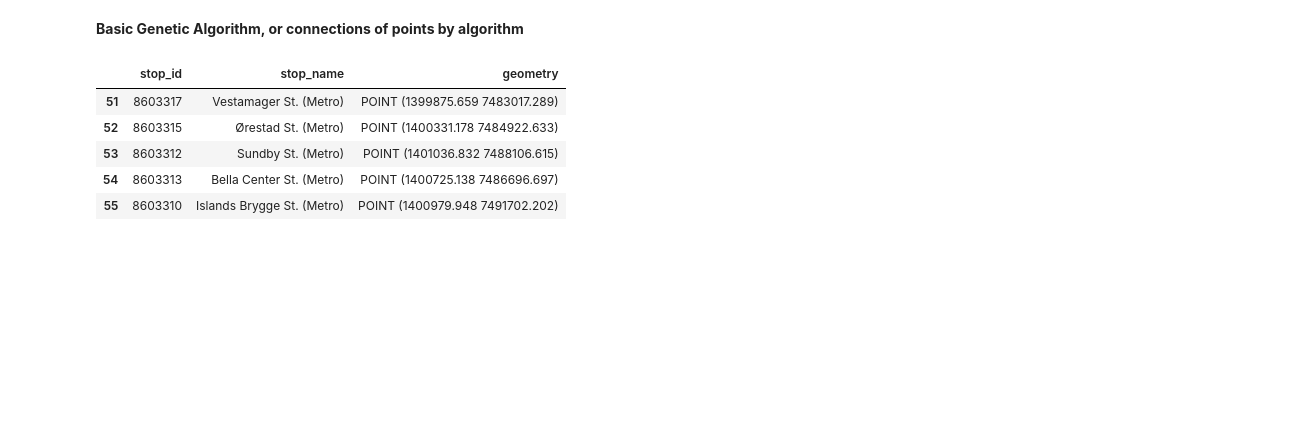
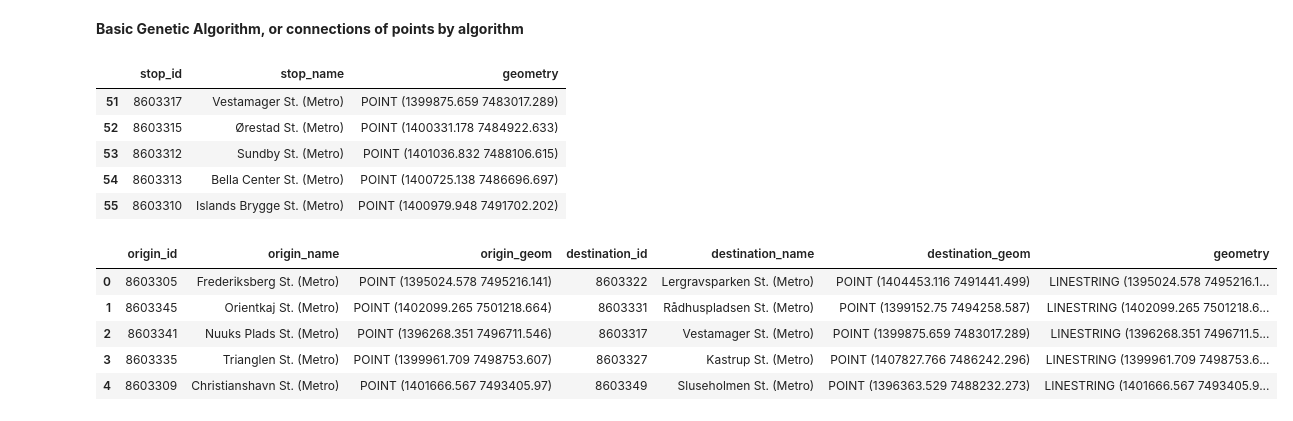
Before and after one commit to jevgbur/Genetic-algorithms-metro-optimization, a Jupyter notebook: basic_genetic/basic_genetic_Jev.ipynb, the cells around one changed output. Drawn from its saved outputs; the diff is of its cells as text; code cells hidden in the pictures; blank space fills up the shorter version.

```diff
--- a/basic_genetic/basic_genetic_Jev.ipynb
+++ b/basic_genetic/basic_genetic_Jev.ipynb
@@ -88,9 +89,28 @@ stops_table.head()
 | 54 | 8603313 | Bella Center St. (Metro) | POINT (1400725.138 7486696.697) |
 | 55 | 8603310 | Islands Brygge St. (Metro) | POINT (1400979.948 7491702.202) |
 # %%
-stops_gdf = gdf_stops_3857.to_crs(grid.crs)
+# mercator projection for stops
+gdf_stops_3857 = gdf_stops.to_crs(epsg=3857)
 
-n = 10
+n = 44
 
-origins = stops_gdf.sample(n=n, replace=True).copy().reset_index(drop=True)
-destinations = stops_gdf.sample(n=n, replace=True).copy().reset_index(drop=True)
+origins = gdf_stops_3857.sample(n=n, replace=True).copy().reset_index(drop=True)
+destinations = gdf_stops_3857.sample(n=n, replace=True).copy().reset_index(drop=True)
+
+od = origins[["stop_id","stop_name", "geometry"]].copy()
+od = od.rename(columns={"stop_id": "origin_id", "stop_name": "origin_name", "geometry": "origin_geom"})
+
+od["destination_id"] = destinations["stop_id"]
+od["destination_name"] = destinations["stop_name"]
+od["destination_geom"] = destinations["geometry"]
+
+od = od.set_geometry(od.apply(lambda row: LineString([row.origin_geom, row.destination_geom]), axis=1))
+
+od.head()
+# %% [output]
+|  | origin_id | origin_name | origin_geom | destination_id | destination_name | destination_geom | geometry |
+| 0 | 8603305 | Frederiksberg St. (Metro) | POINT (1395024.578 7495216.141) | 8603322 | Lergravsparken St. (Metro) | POINT (1404453.116 7491441.499) | LINESTRING (1395024.578 7495216.1... |
+| 1 | 8603345 | Orientkaj St. (Metro) | POINT (1402099.265 7501218.664) | 8603331 | Rådhuspladsen St. (Metro) | POINT (1399152.75 7494258.587) | LINESTRING (1402099.265 7501218.6... |
+| 2 | 8603341 | Nuuks Plads St. (Metro) | POINT (1396268.351 7496711.546) | 8603317 | Vestamager St. (Metro) | POINT (1399875.659 7483017.289) | LINESTRING (1396268.351 7496711.5... |
+| 3 | 8603335 | Trianglen St. (Metro) | POINT (1399961.709 7498753.607) | 8603327 | Kastrup St. (Metro) | POINT (1407827.766 7486242.296) | LINESTRING (1399961.709 7498753.6... |
+| 4 | 8603309 | Christianshavn St. (Metro) | POINT (1401666.567 7493405.97) | 8603349 | Sluseholmen St. (Metro) | POINT (1396363.529 7488232.273) | LINESTRING (1401666.567 7493405.9... |
```
Also changed, not shown: parts of 3 cells of this notebook.
